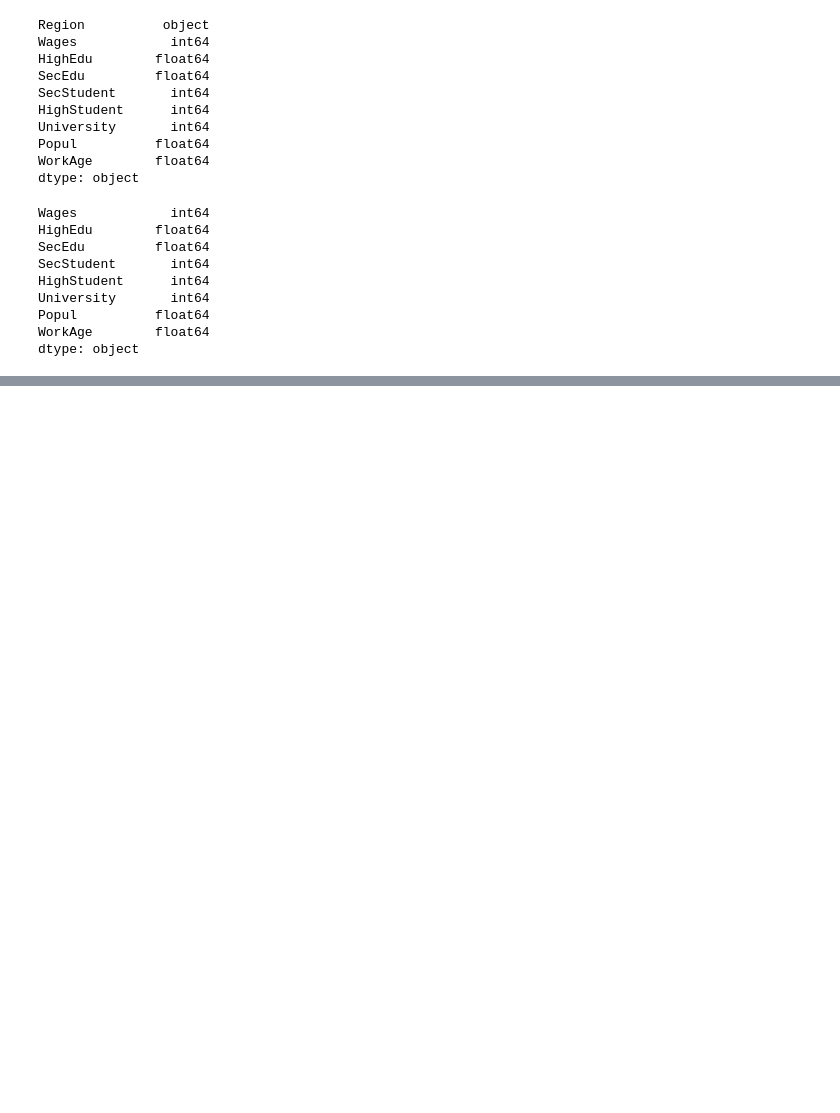
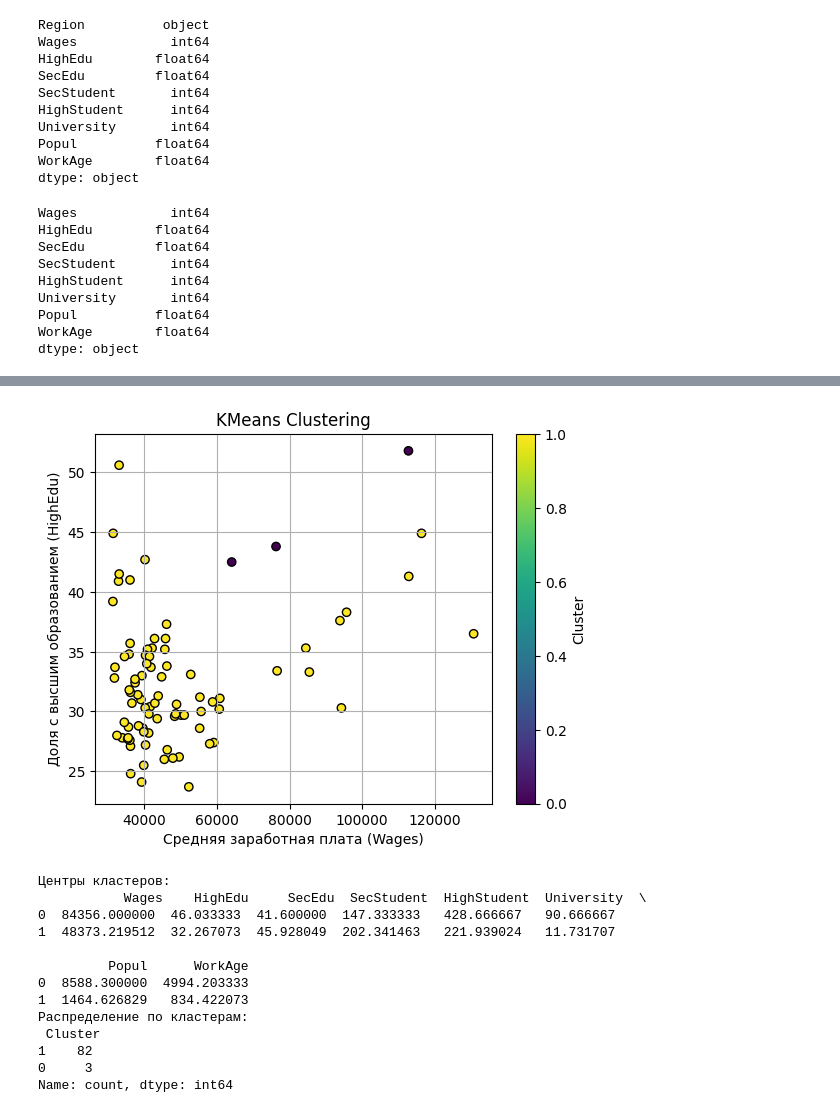
Before and after one commit to katalinka09/1-labor, a Jupyter notebook: экз.ipynb, the cells around one changed output, grey strips where cells are left out. Saved outputs shown, nothing was run; the diff lists cells and outputs as text; code cells hidden in the pictures; blank space fills up the shorter version.

```diff
--- a/экз.ipynb
+++ b/экз.ipynb
@@ -271,0 +211,50 @@ strong multicollinearity or other numerical problems.
+# %%
+import pandas as pd
+import matplotlib.pyplot as plt
+from sklearn.cluster import KMeans
+from sklearn.preprocessing import StandardScaler
+
+
+# Выберем столбцы для кластеризации
+features = ['Wages', 'HighEdu', 'SecEdu', 'SecStudent', 'HighStudent', 'University', 'Popul', 'WorkAge']
+X = df[features].dropna()  # Убираем возможные пропуски
+
+# Нормализация данных
+scaler = StandardScaler()
+X_scaled = scaler.fit_transform(X)
+
+# Кластеризация с 2 кластерами (пример)
+kmeans = KMeans(n_clusters=2, random_state=42, n_init=10)
+df.loc[X.index, 'Cluster'] = kmeans.fit_predict(X_scaled)
+
+# Визуализация кластеров по 2 признакам
+plt.scatter(df.loc[X.index, 'Wages'], df.loc[X.index, 'HighEdu'], c=df.loc[X.index, 'Cluster'], cmap='viridis', edgecolor='k')
+plt.xlabel('Средняя заработная плата (Wages)')
+plt.ylabel('Доля с высшим образованием (HighEdu)')
+plt.title('KMeans Clustering')
+plt.colorbar(label='Cluster')
+plt.grid(True)
+plt.show()
+
+# Вывод центров кластеров
+cluster_centers = scaler.inverse_transform(kmeans.cluster_centers_)
+cluster_centers_df = pd.DataFrame(cluster_centers, columns=features)
+print("Центры кластеров:\n", cluster_centers_df)
+
+# Вывод количества элементов в каждом кластере
+print("Распределение по кластерам:\n", df['Cluster'].value_counts())
+# %% [output]
+[figure, added]
+Центры кластеров:
+           Wages    HighEdu     SecEdu  SecStudent  HighStudent  University  \
+0  84356.000000  46.033333  41.600000  147.333333   428.666667   90.666667
+1  48373.219512  32.267073  45.928049  202.341463   221.939024   11.731707
+
+         Popul      WorkAge
+0  8588.300000  4994.203333
+1  1464.626829   834.422073
+Распределение по кластерам:
+ Cluster
+1    82
+0     3
+Name: count, dtype: int64
```
Also changed, not shown: parts of 10 cells of this notebook.
